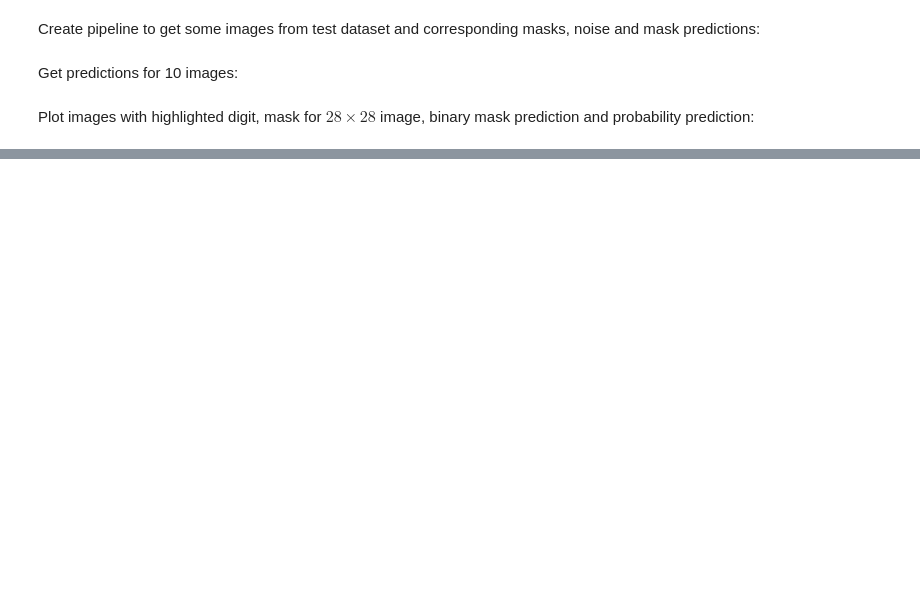
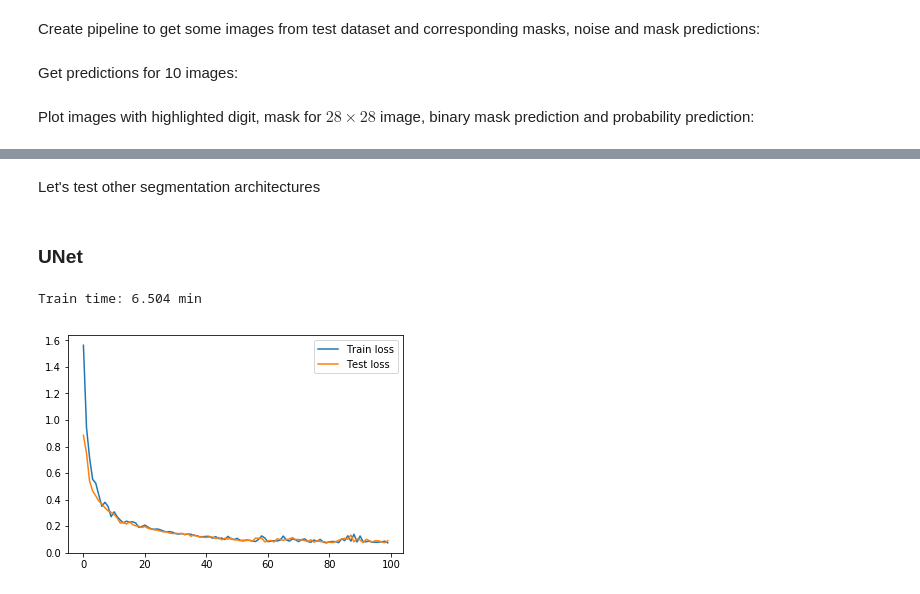
Before and after one commit to analysiscenter/az_training, a Jupyter notebook: alexey_kozhevin/task_02/mnist_with_noise.ipynb, the cells around one changed output, grey strips where cells are left out. Drawn from its saved outputs; the diff is of its cells as text; code cells hidden in the pictures; blank space fills up the shorter version.

```diff
--- a/alexey_kozhevin/task_02/mnist_with_noise.ipynb
+++ b/alexey_kozhevin/task_02/mnist_with_noise.ipynb
@@ -200,0 +206,52 @@ plot_examples_highlighted(images, noise, masks, predictions)
+# %% [markdown]
+Let's test other segmentation architectures
+# %% [markdown]
+### UNet
+# %%
+ppl_train = ((load_template << mnistset.train)
+            .add_noise()
+            .init_variable('train_loss_history', init_on_each_run=list)
+            .init_model('static',                                          # model mode
+                         UNet,                                          # TFModel subclass with LinkNet
+                        'NN',                                              # model name
+                        config=model_config)
+            .train_model('NN',                                             # model name
+                         fetches='loss',                                   # tensors to get value
+                         feed_dict=train_feed_dict,
+                         save_to=V('train_loss_history'),                  # name of pipeline variable to save loss value
+                         mode='a'))
+
+ppl_test = ((load_template << mnistset.test)
+            .add_noise()
+            .import_model('NN', ppl_train)
+            .init_variable('test_loss_history', init_on_each_run=list)
+            .predict_model('NN',
+                           fetches='loss',
+                           feed_dict=test_feed_dict,
+                           save_to=V('test_loss_history'), mode='a'))
+
+# training of the model
+
+start = time()
+
+for i in tqdm(range(MAX_ITER)):
+    ppl_train.next_batch(BATCH_SIZE, n_epochs=None, shuffle=True)                # training step
+    ppl_test.next_batch(100, n_epochs=None, shuffle=True)                        # compute test loss
+
+    train_loss = ppl_train.get_variable('train_loss_history')[-1]                # get current iteration train loss
+    test_loss = ppl_test.get_variable('test_loss_history')[-1]                   # get current iteration test loss
+
+stop = time()
+
+print("Train time: {:05.3f} min".format((stop-start)/60))
+
+unet_train_error = ppl_train.get_variable('train_loss_history')
+unet_test_error = ppl_test.get_variable('test_loss_history')
+
+plt.plot(unet_train_error, label='Train loss')
+plt.plot(unet_test_error, label='Test loss')
+plt.legend()
+plt.show()
+# %% [output]
+Train time: 6.504 min
+[figure, added]
```
Also changed, not shown: parts of 18 cells of this notebook, 6 other files.
